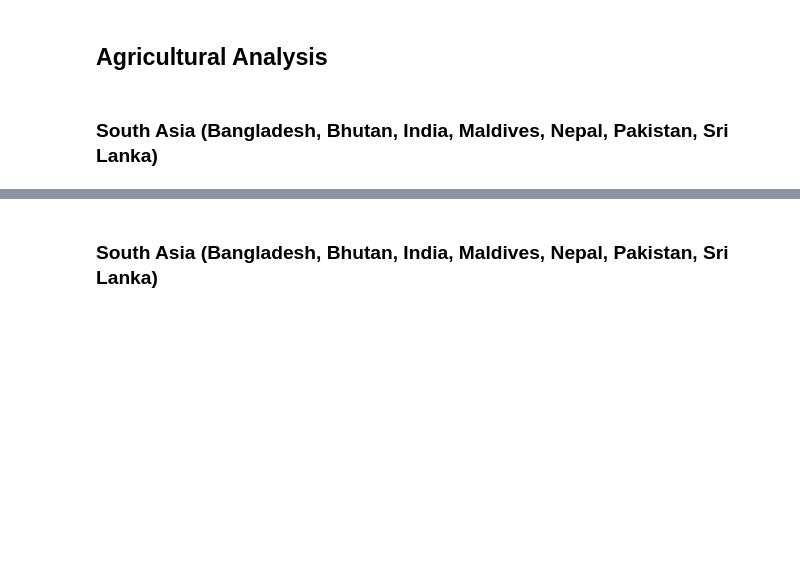
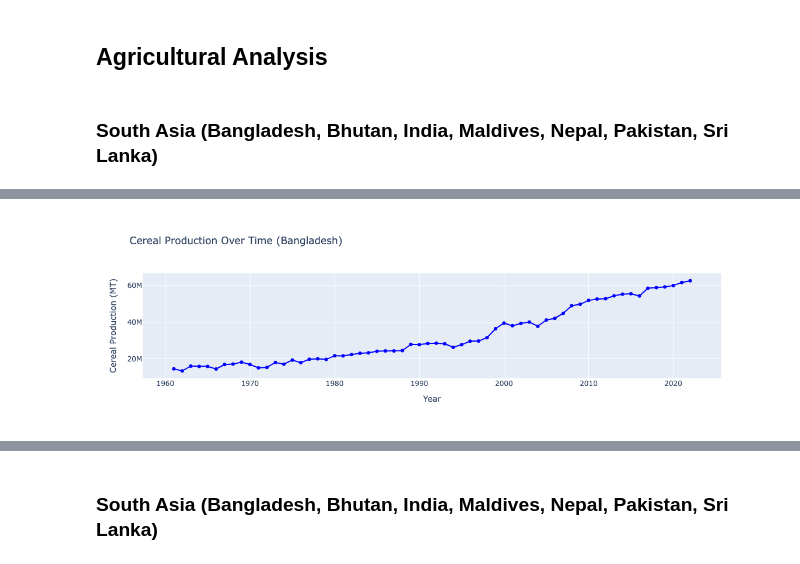
Before and after one commit to eitrager/eep153project, a Jupyter notebook: SA_AG.ipynb, the cells around one changed output, grey strips where cells are left out. Cells and saved outputs as stored; diff of their text form; code cells hidden in the pictures; blank space fills up the shorter version.

```diff
--- a/SA_AG.ipynb
+++ b/SA_AG.ipynb
@@ -107,0 +77,13 @@ RuntimeError: Got error 175 (Invalid format): The indicator was not found. It ma
+# %%
+variable_labels = {"AG.PRD.CREL.MT":"Cereal Production (MT)",
+                   "AG.PRD.CROP.XD":"Crop Production Index",
+                  "AG.PRD.FOOD.XD":"Food Production Index",
+                   'SP.RUR.TOTL': 'Total Rural Population'
+                  # "EA.PRD.AGRI.KD":"Agricultural Value Added per Worker"
+                  }
+SA_ag = wbdata.get_dataframe(variable_labels, country = countries,parse_dates=True)
+SA_ag = SA_ag.reset_index()
+SA_ag = SA_ag.rename(columns={'date': 'Date', 'country':'Country'})
+SA_ag = SA_ag.set_index(['Date']).sort_index()
+SA_ag = SA_ag.dropna(subset=["Cereal Production (MT)", "Crop Production Index", "Food Production Index"])
+SA_ag
@@ -107,0 +105,74 @@ RuntimeError: Got error 175 (Invalid format): The indicator was not found. It ma
+# %%
+import plotly.graph_objects as go
+
+def overlay_cereal_production(country_name, df):
+    """
+    Function to overlay cereal production over time for a given country.
+
+    Parameters:
+    - country_name (str): The name of the country whose data will be plotted.
+    - df (pd.DataFrame): The DataFrame containing the cereal production data.
+
+    Returns:
+    - A Plotly figure with the cereal production data for the country.
+    """
+    df = df.reset_index()
+    # Check if the country exists in the DataFrame
+    if country_name not in df['Country'].values:
+        print(f"Country '{country_name}' not found in the dataset.")
+        return
+
+    # Filter data for the given country
+    country_df = df[df['Country'] == country_name]
+
+    # Create a figure
+    fig = go.Figure()
+
+    # Add the cereal production plot for the country
+    fig.add_trace(go.Scatter(x=country_df['Date'], y=country_df['Cereal Production (MT)'],
+                             mode='lines+markers', name=country_name,
+                             line=dict(dash='solid', color='blue')))
+
+    # Add title and labels
+    fig.update_layout(title=f"Cereal Production Over Time ({country_name})",
+                      xaxis_title="Year",
+                      yaxis_title="Cereal Production (MT)")
+
+    # Show the plot
+    fig.show()
+
+def overlay_cereal_production_region(df):
+    """
+    Function to overlay total cereal production over time for the whole region.
+
+    Parameters:
+    - df (pd.DataFrame): The DataFrame containing the cereal production data.
+
+    Returns:
+    - A Plotly figure with total cereal production for the region.
+    """
+    df = df.reset_index()
+    # Group data by year and sum the production
+    region_df = df.groupby('Date')['Cereal Production (MT)'].sum().reset_index()
+
+    # Create a figure
+    fig = go.Figure()
+
+    # Add the total cereal production plot for the region
+    fig.add_trace(go.Scatter(x=region_df['Date'], y=region_df['Cereal Production (MT)'],
+                             mode='lines+markers', name="Total Region",
+                             line=dict(dash='solid', color='red')))
+
+    # Add title and labels
+    fig.update_layout(title="Total Cereal Production Over Time (Region)",
+                      xaxis_title="Year",
+                      yaxis_title="Cereal Production (MT)")
+
+    # Show the plot
+    fig.show()
+
+# Example usage:
+overlay_cereal_production("Bangladesh", SA_ag)
+overlay_cereal_production_region(SA_ag)
+# %% [output]
+[figure, added]
```
Also changed, not shown: parts of 19 cells of this notebook, 1 other file.
